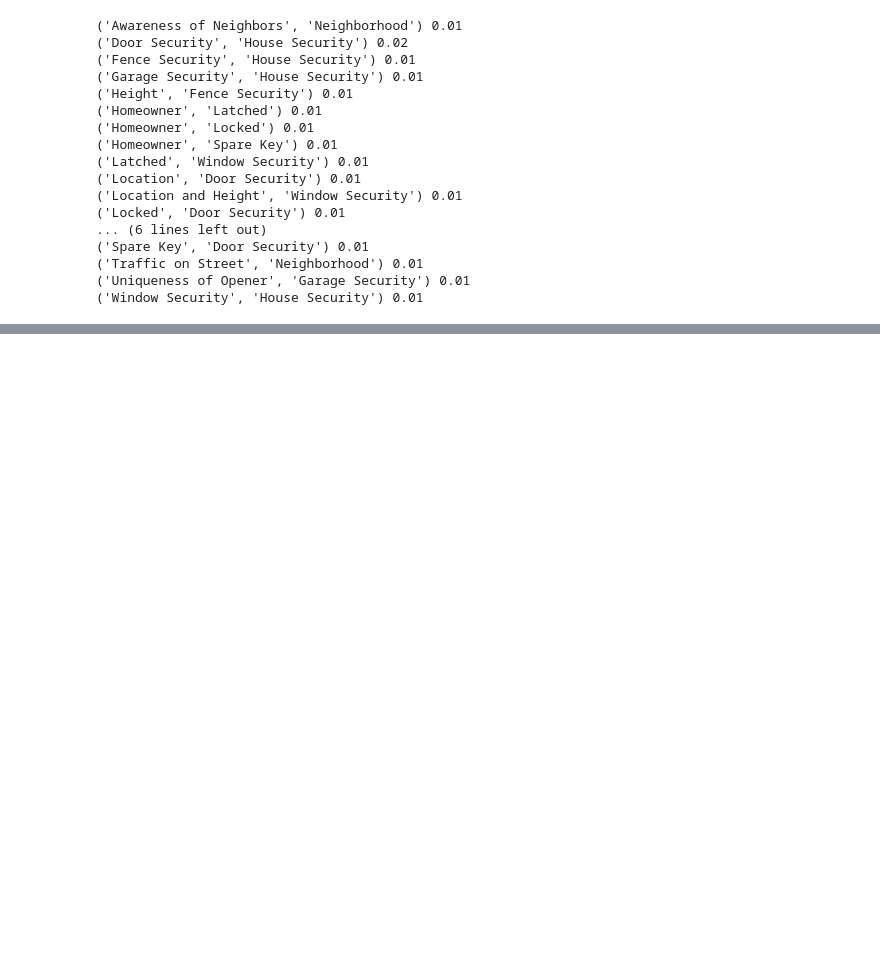
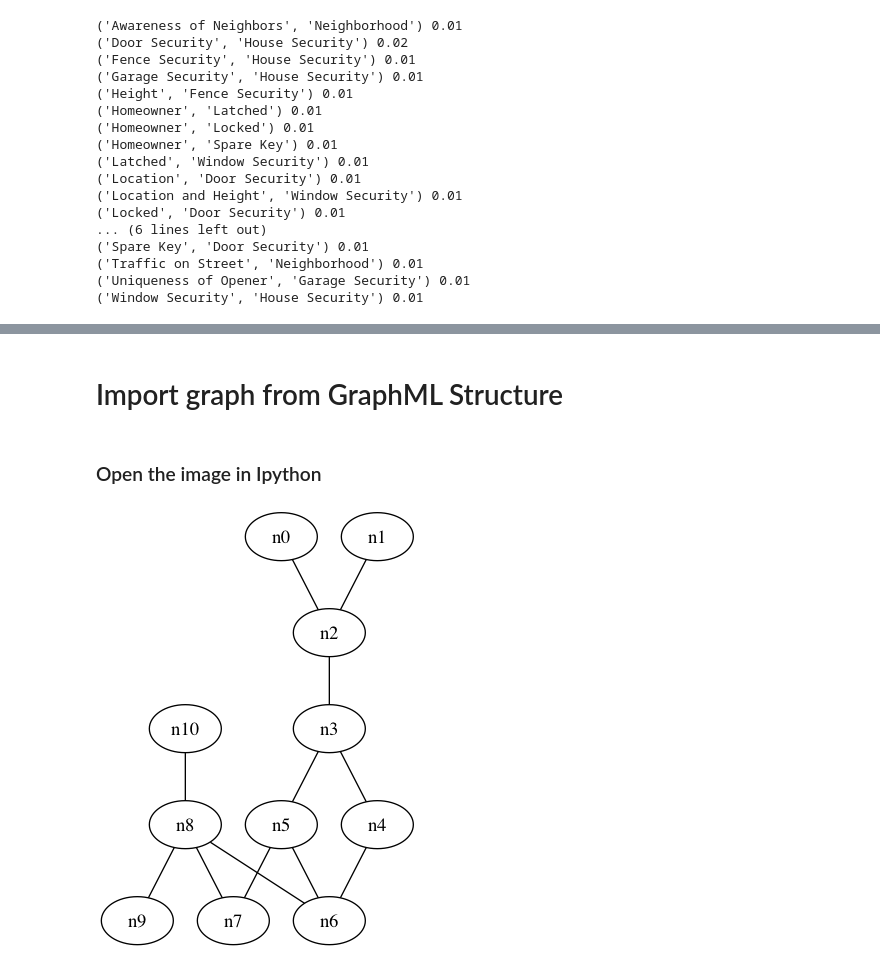
Before and after one commit to IVIyg0t/Ipython-networkx-graphvis-example, a Jupyter notebook: NetworkX-Library-Demo.ipynb, the cells around one changed output, grey strips where cells are left out. Saved outputs shown, nothing was run; the diff lists cells and outputs as text; code cells hidden in the pictures; blank space fills up the shorter version.

Commit message:
Updated notebook to include weighted measurements, and GraphML Importation

```diff
--- a/NetworkX-Library-Demo.ipynb
+++ b/NetworkX-Library-Demo.ipynb
@@ -343,0 +589,2 @@ for n,c in sorted(centrality.items()):
+# %% [markdown]
+# Import graph from GraphML Structure
@@ -343,0 +593,13 @@ for n,c in sorted(centrality.items()):
+# %%
+#from networkx.drawing.nx_agraph import *
+graphFile = 'testGraphML.png'
+A = nx.drawing.nx_agraph.to_agraph(gml)
+A.layout(prog='dot')
+A.draw(graphFile)
+# %% [markdown]
+### Open the image in Ipython
+# %%
+from IPython.display import Image, display
+display(Image(graphFile))
+# %% [output]
+[figure, added]
```
Also changed, not shown: parts of 22 cells of this notebook, 4 other files.
